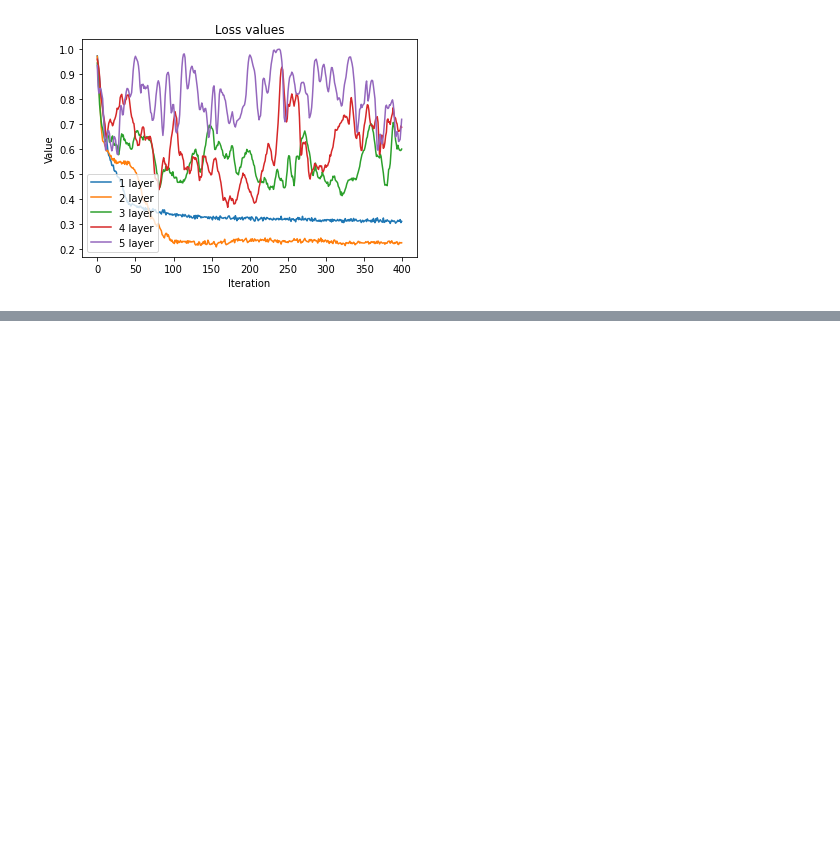
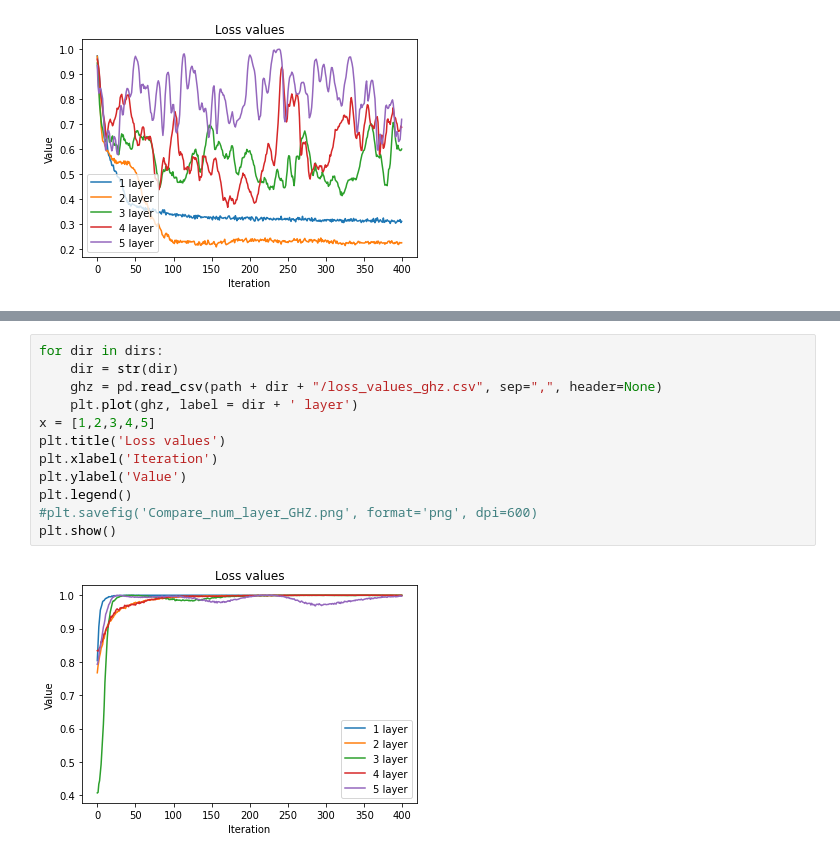
Before and after one commit to vutuanhai237/UC-VQA, a Jupyter notebook: codes/koczor_anzsats/plot_compare_num_layer.ipynb, the cells around one changed output, grey strips where cells are left out. Cells and saved outputs as stored; diff of their text form; blank space fills up the shorter version.

```diff
--- a/codes/koczor_anzsats/plot_compare_num_layer.ipynb
+++ b/codes/koczor_anzsats/plot_compare_num_layer.ipynb
@@ -190,0 +207,14 @@ plt.show()
+# %%
+for dir in dirs:
+    dir = str(dir)
+    ghz = pd.read_csv(path + dir + "/loss_values_ghz.csv", sep=",", header=None)
+    plt.plot(ghz, label = dir + ' layer')
+x = [1,2,3,4,5]
+plt.title('Loss values')
+plt.xlabel('Iteration')
+plt.ylabel('Value')
+plt.legend()
+#plt.savefig('Compare_num_layer_GHZ.png', format='png', dpi=600)
+plt.show()
+# %% [output]
+[figure, added]
```
Also changed, not shown: parts of 3 cells of this notebook, 9 other files.
